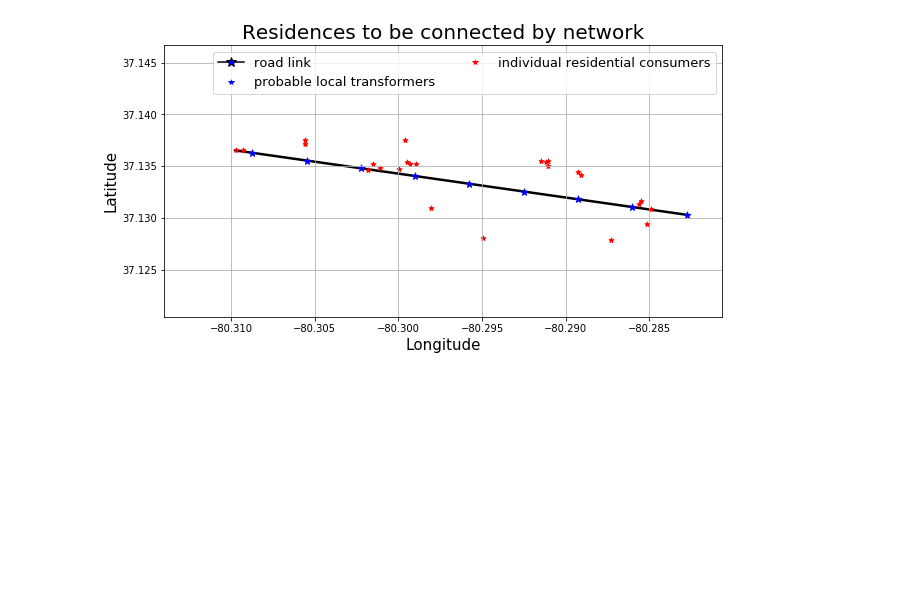
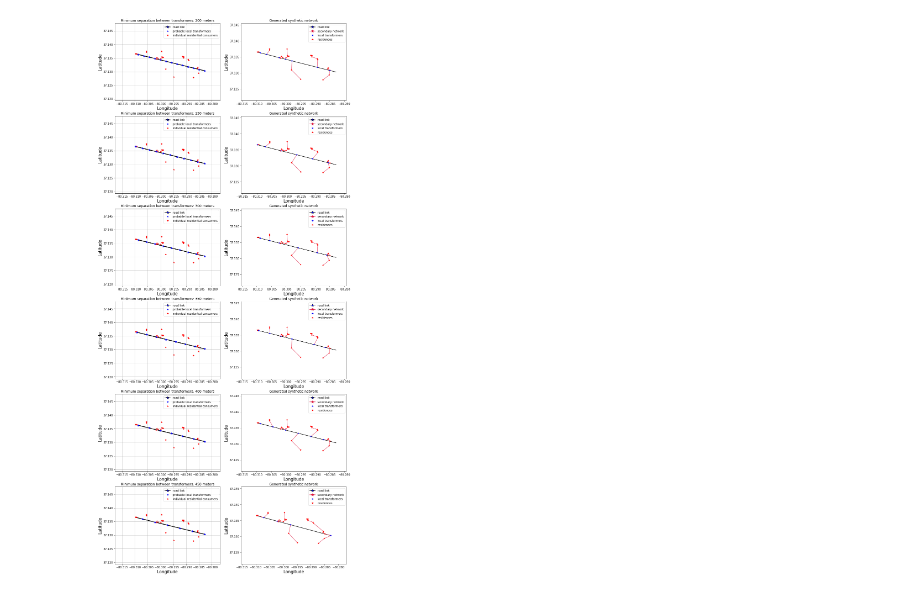
Before and after one commit to rounak-meyur/synthetic-distribution, a Jupyter notebook: src/sec_network.ipynb, the cells around one changed output. Drawn from its saved outputs; the diff is of its cells as text; code cells hidden in the pictures; blank space fills up the shorter version.

```diff
--- a/src/sec_network.ipynb
+++ b/src/sec_network.ipynb
@@ -428,29 +430,57 @@ from IPython import display
 %matplotlib inline
 from matplotlib.lines import Line2D
 
-spider_obj = Spider(homes,roads,H2Link)
-L2Home = spider_obj.link_to_home
 link = (171528302, 171526182)
-H,T = spider_obj.get_nodes(link,minsep=300)
-points = np.array([[homes.cord[h][0],homes.cord[h][1]] for h in H])
+fig = plt.figure(figsize=(15,36))
 
-fig = plt.figure(figsize=(10,5))
-ax = fig.add_subplot(111)
-nx.draw_networkx_edges(roads.graph,pos=roads.cord,edgelist=[link],ax=ax,
-                        width=2.5,edge_color='k')
-ax.scatter([homes.cord[h][0] for h in H],[homes.cord[h][1] for h in H],c='r',
-            s=25.0,marker='*')
-ax.scatter([t[0] for t in list(T.values())],[t[1] for t in list(T.values())],
-            c='b',s=50.0,marker='*')
-ax.grid(b=True)
-ax.set_xlabel("Longitude",fontsize=15)
-ax.set_ylabel("Latitude",fontsize=15)
-ax.set_title("Residences to be connected by network",fontsize=20)
-leglines = [Line2D([0], [0], color='black', markerfacecolor='blue', marker='*',markersize=10),
-            Line2D([0], [0], color='white', markerfacecolor='blue', marker='*',markersize=10),
-            Line2D([0], [0], color='white', markerfacecolor='red', marker='*',markersize=10)]
-ax.legend(leglines,['road link','probable local transformers',
-                    'individual residential consumers'],
-          loc='best',ncol=2,prop={'size': 13})
-ax.autoscale(tight=True)
+for i,sep in enumerate([200,250,300,350,400,450]):
+    forest,roots = spider_obj.generate_optimal_topology(link,minsep=sep)
+    pos_nodes = nx.get_node_attributes(forest,'cord')
+
+    # Display the problem
+    H,T = spider_obj.get_nodes(link,minsep=sep)
+    points = np.array([[homes.cord[h][0],homes.cord[h][1]] for h in H])
+    ax1 = fig.add_subplot(6,2,2*i+1)
+    nx.draw_networkx_edges(roads.graph,pos=roads.cord,edgelist=[link],ax=ax1,
+                            width=2.5,edge_color='k')
+    ax1.scatter([homes.cord[h][0] for h in H],[homes.cord[h][1] for h in H],c='r',
+                s=25.0,marker='*')
+    ax1.scatter([t[0] for t in list(T.values())],[t[1] for t in list(T.values())],
+                c='b',s=50.0,marker='*')
+    ax1.grid(b=True)
+    ax1.set_xlabel("Longitude",fontsize=15)
+    ax1.set_ylabel("Latitude",fontsize=15)
+    ax1.set_title("Minimum separation between transformers: "+str(sep)+" meters",fontsize=12)
+    leglines = [Line2D([0], [0], color='black', markerfacecolor='blue', marker='*',markersize=10),
+                Line2D([0], [0], color='white', markerfacecolor='blue', marker='*',markersize=10),
+                Line2D([0], [0], color='white', markerfacecolor='red', marker='*',markersize=10)]
+    ax1.legend(leglines,['road link','probable local transformers',
+                        'individual residential consumers'],
+              loc='best',ncol=1,prop={'size': 10})
+
+    # Display the secondary network
+    ax2 = fig.add_subplot(6,2,2*i+2)
+    nx.draw_networkx_edges(roads.graph,pos=roads.cord,edgelist=[link],ax=ax2,
+                           edge_color='k',width=1.5)
+    nodelist = list(forest.nodes())
+    colors = ['red' if n not in roots else 'blue' for n in nodelist]
+    nx.draw_networkx(forest,pos=pos_nodes,edgelist=list(forest.edges()),
+                     ax=ax2,edge_color='crimson',width=1,with_labels=False,
+                     node_size=20.0,node_shape='*',node_color=colors)
+
+    ax2.tick_params(left=True,bottom=True,labelleft=True,labelbottom=True)
+    ax2.set_xlabel("Longitude",fontsize=15)
+    ax2.set_ylabel("Latitude",fontsize=15)
+    ax2.set_title("Generated synthetic network",fontsize=12)
+
+
+    leglines = [Line2D([0], [0], color='black', markerfacecolor='blue', marker='*',markersize=10),
+                Line2D([0], [0], color='crimson', markerfacecolor='crimson', marker='*',markersize=10),
+                Line2D([0], [0], color='white', markerfacecolor='blue', marker='*',markersize=10),
+                Line2D([0], [0], color='white', markerfacecolor='red', marker='*',markersize=10)]
+    ax2.legend(leglines,['road link','secondary network','local transformers','residences'],
+              loc='best',ncol=1,prop={'size': 10})
+    ax2.autoscale(tight=True)
+
+fig.savefig("{}{}.png".format(workPath,"image_step2_ensemble1"))
 # %% [output]
@@ -457 +504 @@ ax.autoscale(tight=True)
-[figure, old version]
+[figure, new version]
```
Also changed, not shown: parts of 4 cells of this notebook, 5 other files.
